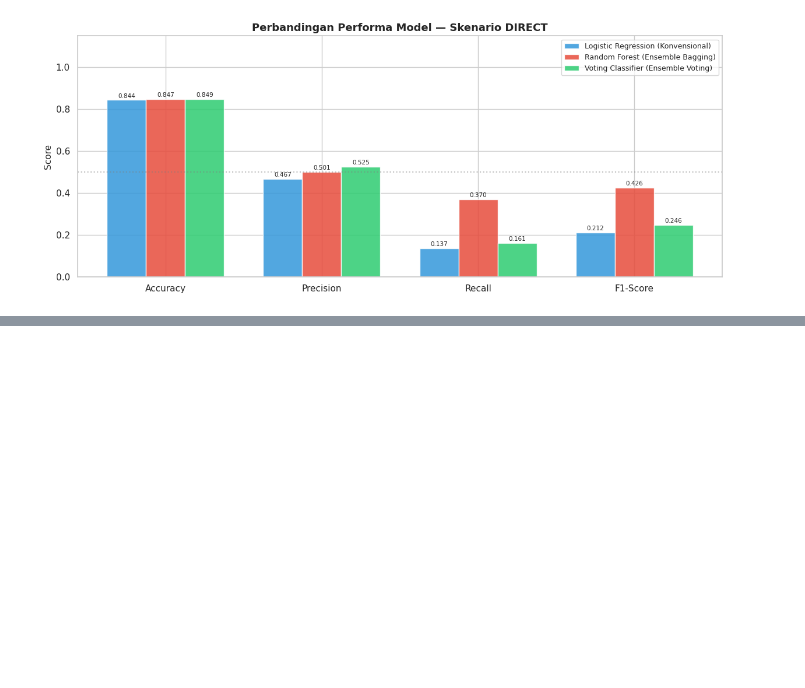
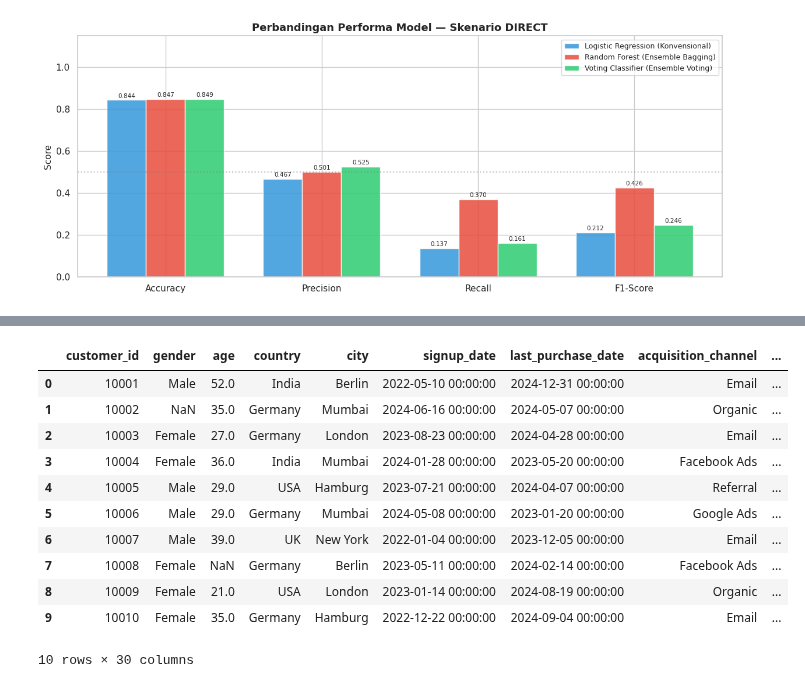
Before and after one commit to Taqi05/ChurnPrediction, a Jupyter notebook: UAS_Progress_Bengkod.ipynb, the cells around one changed output, grey strips where cells are left out. Saved outputs shown, nothing was run; the diff lists cells and outputs as text; code cells hidden in the pictures; blank space fills up the shorter version.

```diff
--- a/UAS_Progress_Bengkod.ipynb
+++ b/UAS_Progress_Bengkod.ipynb
@@ -681,0 +833,15 @@ Voting Classifier (Ensemble Voting)  0.849000   0.524823 0.160870 0.246256
+# %%
+df.head(10)
+# %% [output]
+|  | customer_id | gender | age | country | city | signup_date | last_purchase_date | acquisition_channel | ... |
+| 0 | 10001 | Male | 52.0 | India | Berlin | 2022-05-10 00:00:00 | 2024-12-31 00:00:00 | Email | ... |
+| 1 | 10002 | NaN | 35.0 | Germany | Mumbai | 2024-06-16 00:00:00 | 2024-05-07 00:00:00 | Organic | ... |
+| 2 | 10003 | Female | 27.0 | Germany | London | 2023-08-23 00:00:00 | 2024-04-28 00:00:00 | Email | ... |
+| 3 | 10004 | Female | 36.0 | India | Mumbai | 2024-01-28 00:00:00 | 2023-05-20 00:00:00 | Facebook Ads | ... |
+| 4 | 10005 | Male | 29.0 | USA | Hamburg | 2023-07-21 00:00:00 | 2024-04-07 00:00:00 | Referral | ... |
+| 5 | 10006 | Male | 29.0 | Germany | Mumbai | 2024-05-08 00:00:00 | 2023-01-20 00:00:00 | Google Ads | ... |
+| 6 | 10007 | Male | 39.0 | UK | New York | 2022-01-04 00:00:00 | 2023-12-05 00:00:00 | Email | ... |
+| 7 | 10008 | Female | NaN | Germany | Berlin | 2023-05-11 00:00:00 | 2024-02-14 00:00:00 | Facebook Ads | ... |
+| 8 | 10009 | Female | 21.0 | USA | London | 2023-01-14 00:00:00 | 2024-08-19 00:00:00 | Organic | ... |
+| 9 | 10010 | Female | 35.0 | Germany | Hamburg | 2022-12-22 00:00:00 | 2024-09-04 00:00:00 | Email | ... |
+10 rows × 30 columns
```
Also changed, not shown: parts of 20 cells of this notebook.
